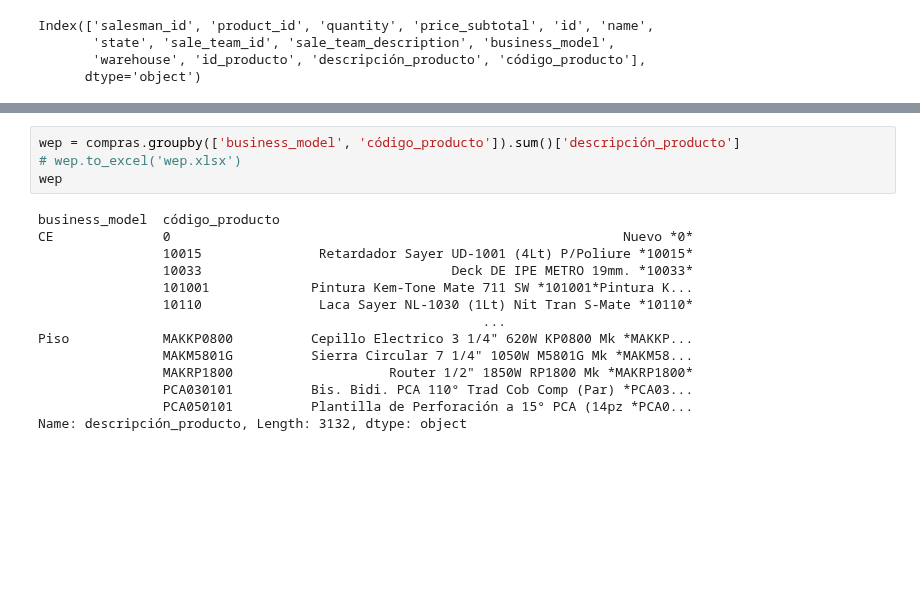
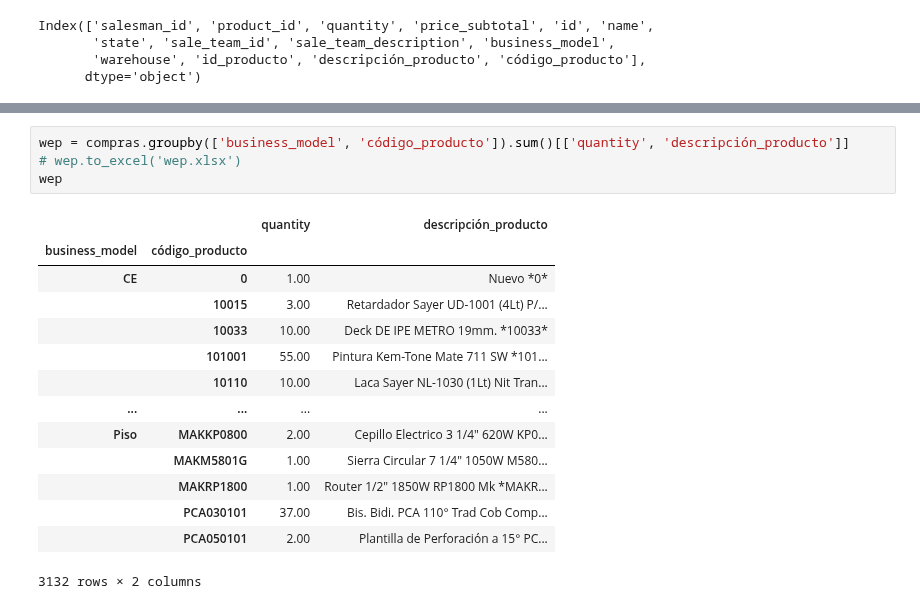
Before and after one commit to ecostichp/odoo_comisiones, a Jupyter notebook: algoritmo/purchases_bi_prueba.ipynb, the cells around one changed output, grey strips where cells are left out. Cells and saved outputs as stored; diff of their text form; blank space fills up the shorter version.

```diff
--- a/algoritmo/purchases_bi_prueba.ipynb
+++ b/algoritmo/purchases_bi_prueba.ipynb
@@ -58,18 +59,19 @@ Name: descripción_producto, Length: 3655, dtype: object
 # %%
-wep = compras.groupby(['business_model', 'código_producto']).sum()['descripción_producto']
+wep = compras.groupby(['business_model', 'código_producto']).sum()[['quantity', 'descripción_producto']]
 # wep.to_excel('wep.xlsx')
 wep
 # %% [output]
+|  |  | quantity | descripción_producto |
+| business_model | código_producto |  |  |
+| CE | 0 | 1.00 | Nuevo *0* |
+|  | 10015 | 3.00 | Retardador Sayer UD-1001 (4Lt) P/... |
+|  | 10033 | 10.00 | Deck DE IPE METRO 19mm. *10033* |
+|  | 101001 | 55.00 | Pintura Kem-Tone Mate 711 SW *101... |
+|  | 10110 | 10.00 | Laca Sayer NL-1030 (1Lt) Nit Tran... |
+| ... | ... | ... | ... |
+| Piso | MAKKP0800 | 2.00 | Cepillo Electrico 3 1/4" 620W KP0... |
+|  | MAKM5801G | 1.00 | Sierra Circular 7 1/4" 1050W M580... |
+|  | MAKRP1800 | 1.00 | Router 1/2" 1850W RP1800 Mk *MAKR... |
+|  | PCA030101 | 37.00 | Bis. Bidi. PCA 110° Trad Cob Comp... |
+|  | PCA050101 | 2.00 | Plantilla de Perforación a 15° PC... |
-business_model  código_producto
-CE              0                                                          Nuevo *0*
-                10015               Retardador Sayer UD-1001 (4Lt) P/Poliure *10015*
-                10033                                Deck DE IPE METRO 19mm. *10033*
-                101001             Pintura Kem-Tone Mate 711 SW *101001*Pintura K...
-                10110               Laca Sayer NL-1030 (1Lt) Nit Tran S-Mate *10110*
-                                                         ...
-Piso            MAKKP0800          Cepillo Electrico 3 1/4" 620W KP0800 Mk *MAKKP...
-                MAKM5801G          Sierra Circular 7 1/4" 1050W M5801G Mk *MAKM58...
-                MAKRP1800                    Router 1/2" 1850W RP1800 Mk *MAKRP1800*
-                PCA030101          Bis. Bidi. PCA 110° Trad Cob Comp (Par) *PCA03...
-                PCA050101          Plantilla de Perforación a 15° PCA (14pz *PCA0...
-Name: descripción_producto, Length: 3132, dtype: object
+3132 rows × 2 columns
```
Also changed, not shown: parts of 3 cells of this notebook, 1 other file.
